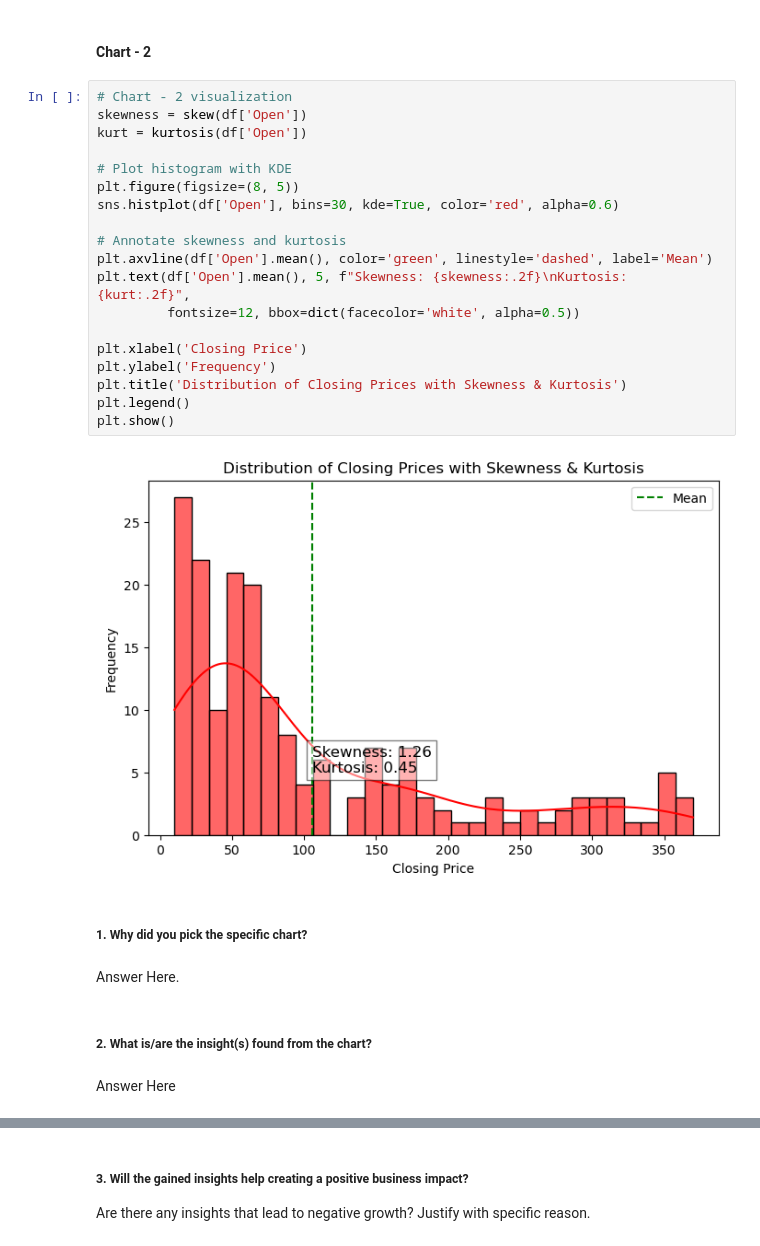
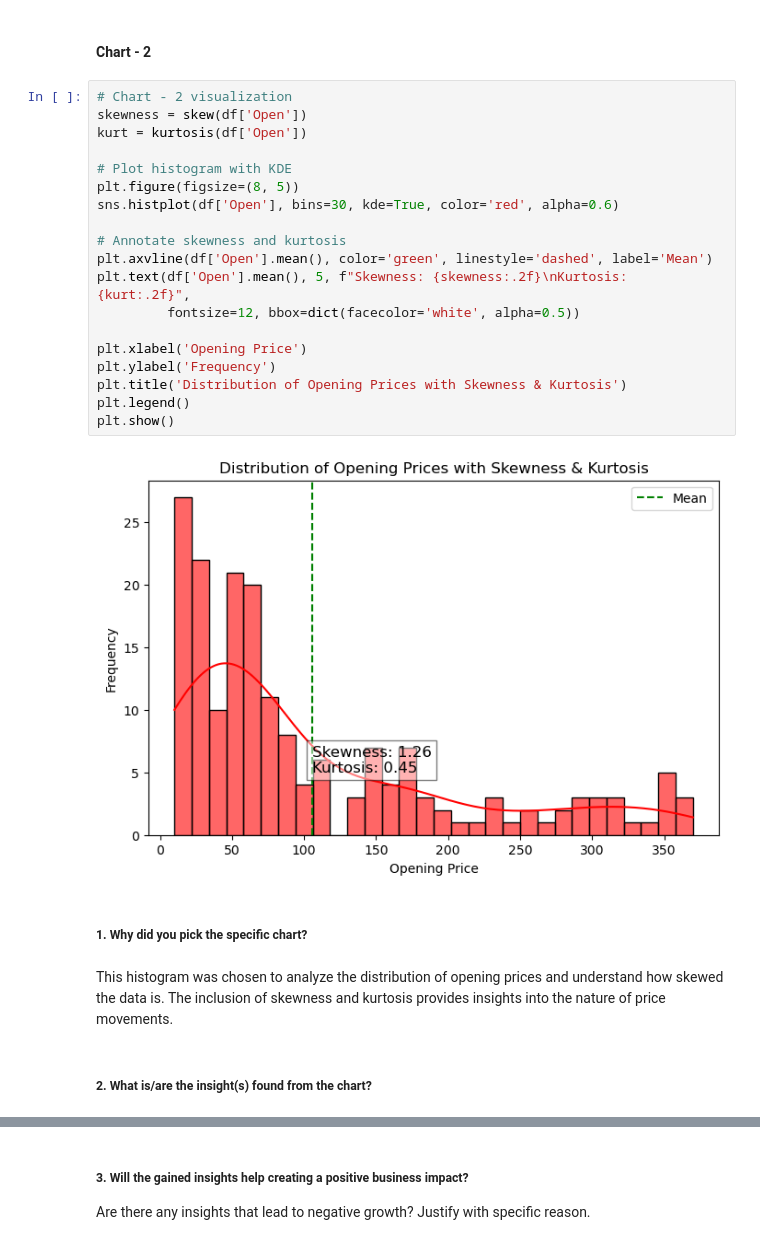
Before and after one commit to apurbaaaa/YesBank, a Jupyter notebook: YES Bank /Sample_ML_Submission_Template.ipynb, the cells around one changed output, grey strips where cells are left out. Cells and saved outputs as stored; diff of their text form.

```diff
--- a/YES Bank /Sample_ML_Submission_Template.ipynb
+++ b/YES Bank /Sample_ML_Submission_Template.ipynb
@@ -278,29 +331,28 @@ Answer Here
 # %%
 # Chart - 2 visualization
 skewness = skew(df['Open'])
 kurt = kurtosis(df['Open'])
 
 # Plot histogram with KDE
 plt.figure(figsize=(8, 5))
 sns.histplot(df['Open'], bins=30, kde=True, color='red', alpha=0.6)
 
 # Annotate skewness and kurtosis
 plt.axvline(df['Open'].mean(), color='green', linestyle='dashed', label='Mean')
 plt.text(df['Open'].mean(), 5, f"Skewness: {skewness:.2f}\nKurtosis: {kurt:.2f}",
          fontsize=12, bbox=dict(facecolor='white', alpha=0.5))
 
-plt.xlabel('Closing Price')
+plt.xlabel('Opening Price')
 plt.ylabel('Frequency')
-plt.title('Distribution of Closing Prices with Skewness & Kurtosis')
+plt.title('Distribution of Opening Prices with Skewness & Kurtosis')
 plt.legend()
 plt.show()
 # %% [output]
-[figure, old version]
+[figure, new version]
 # %% [markdown]
 ##### 1. Why did you pick the specific chart?
-# %% [markdown]
-Answer Here.
+# %% [markdown]
+This histogram was chosen to analyze the distribution of opening prices and understand how skewed the data is.
+The inclusion of skewness and kurtosis provides insights into the nature of price movements.
 # %% [markdown]
 ##### 2. What is/are the insight(s) found from the chart?
-# %% [markdown]
-Answer Here
```
Also changed, not shown: parts of 174 cells of this notebook, 3 other files.
